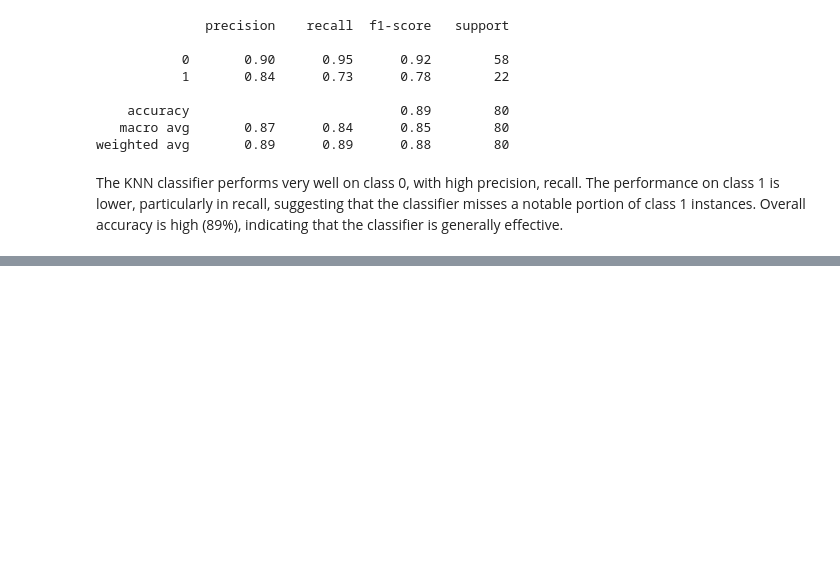
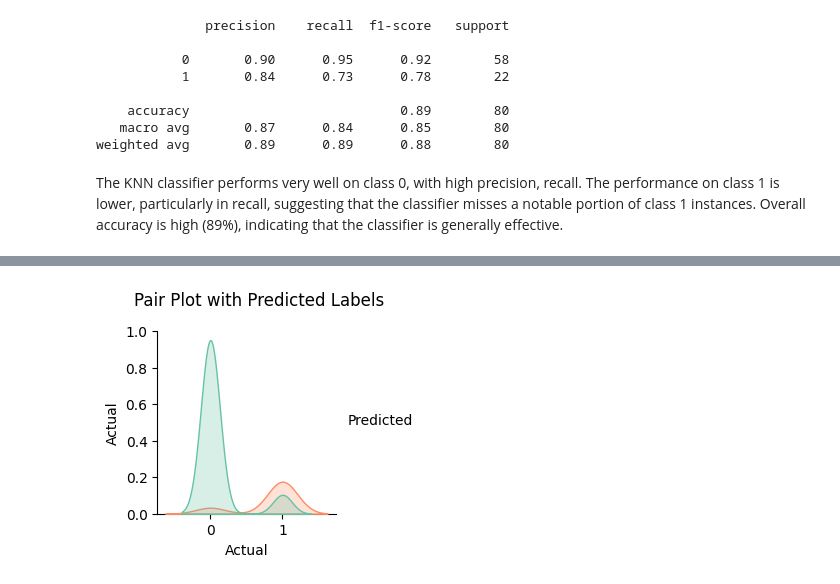
Before and after one commit to gacek7/KNN-python-workshop, a Jupyter notebook: kNN.ipynb, the cells around one changed output, grey strips where cells are left out. Saved outputs shown, nothing was run; the diff lists cells and outputs as text; code cells hidden in the pictures; blank space fills up the shorter version.

```diff
--- a/kNN.ipynb
+++ b/kNN.ipynb
@@ -214,0 +267,7 @@ The KNN classifier performs very well on class 0, with high precision, recall. T
+# %%
+
+sns.pairplot(results_df, hue='Predicted', markers=["o", "s"], palette="Set2", diag_kind="kde")
+plt.suptitle('Pair Plot with Predicted Labels', y=1.1)
+plt.show()
+# %% [output]
+[figure, added]
```
Also changed, not shown: parts of 8 cells of this notebook, 1 other file.
